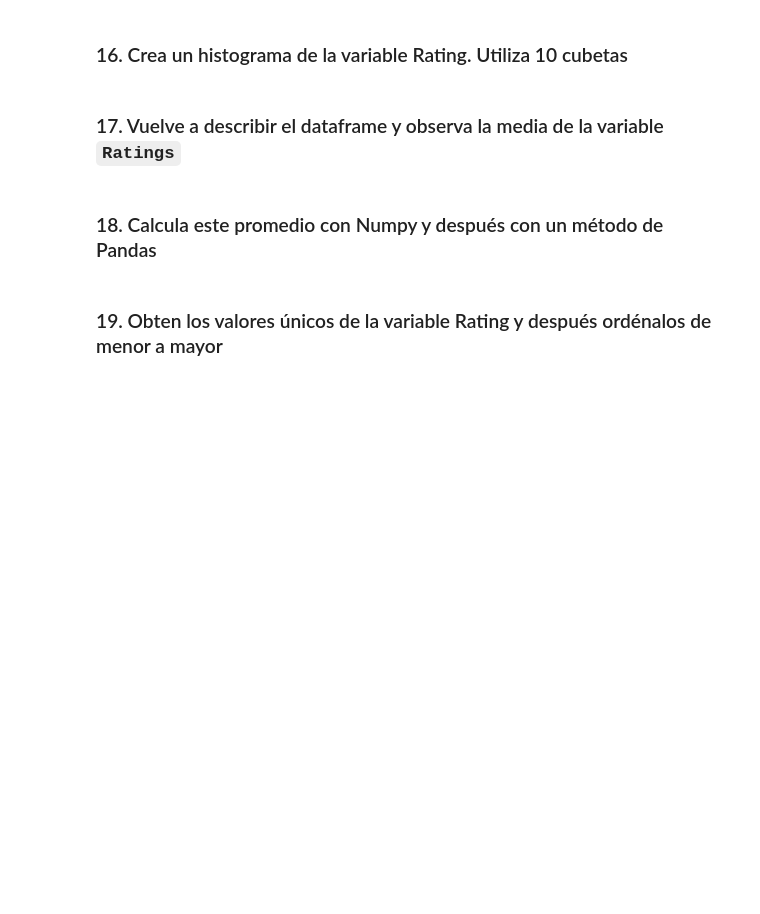
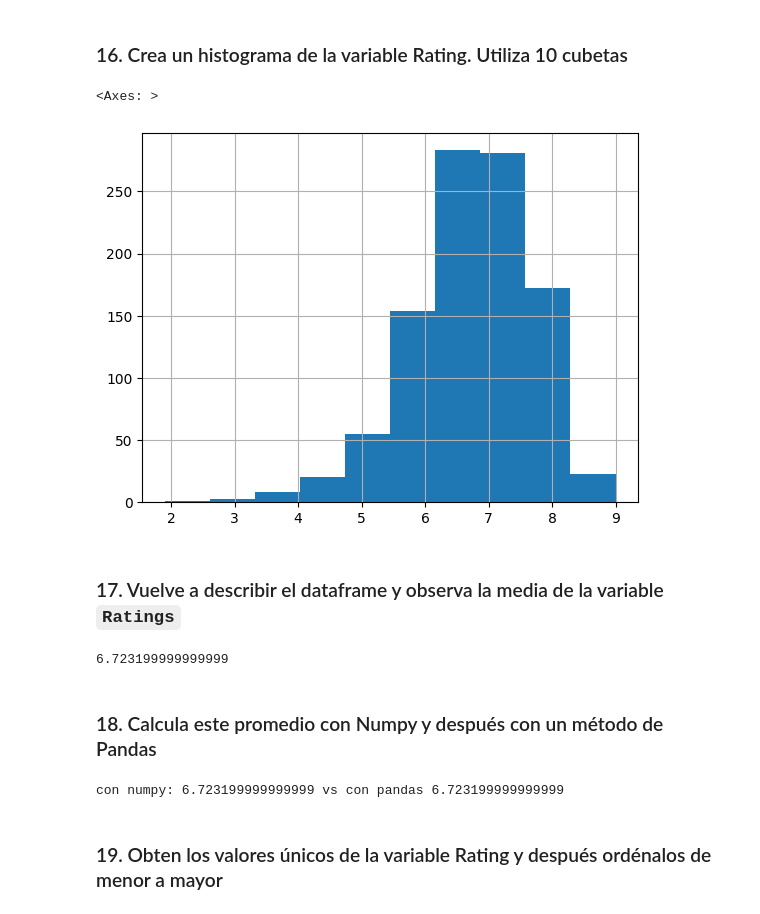
Before and after one commit to oacdlr/limpieza_datos_y_eda, a Jupyter notebook: 2_eda_imdb.ipynb, the cells around one changed output. Saved outputs shown, nothing was run; the diff lists cells and outputs as text; code cells hidden in the pictures; blank space fills up the shorter version.

```diff
--- a/2_eda_imdb.ipynb
+++ b/2_eda_imdb.ipynb
@@ -36,8 +209,22 @@ Usa la base de datos `./data/imdb.csv`
 # %% [markdown]
 ### 16. Crea un histograma de la variable Rating. Utiliza 10 cubetas
+# %%
+df["Rating"].hist(bins=10)
+# %% [output]
+<Axes: >
+[figure, added]
 # %% [markdown]
 ### 17. Vuelve a describir el dataframe y observa la media de la variable `Ratings`
+# %%
+df.describe()
+print(df["Rating"].mean())
+# %% [output]
+6.723199999999999
 # %% [markdown]
 ### 18. Calcula este promedio con Numpy y después con un método de Pandas
+# %%
+print("con numpy:",np.mean(df["Rating"]),"vs con pandas",df["Rating"].mean())
+# %% [output]
+con numpy: 6.723199999999999 vs con pandas 6.723199999999999
 # %% [markdown]
 ### 19. Obten los valores únicos de la variable Rating y después ordénalos de menor a mayor
```
Also changed, not shown: parts of 20 cells of this notebook.
